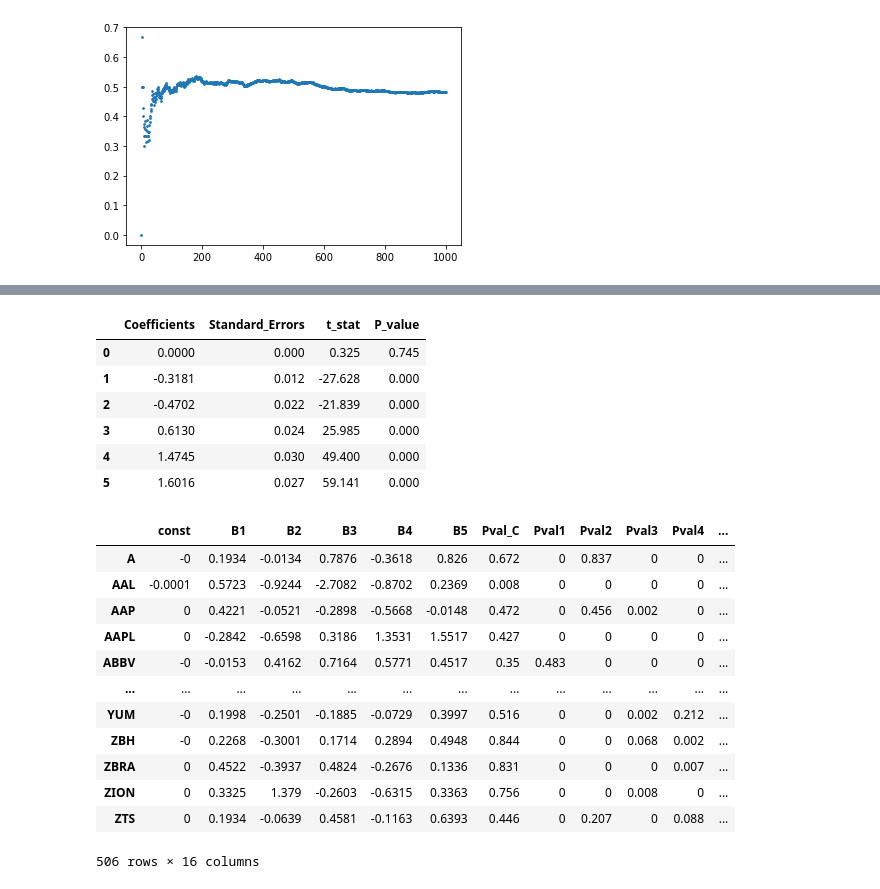
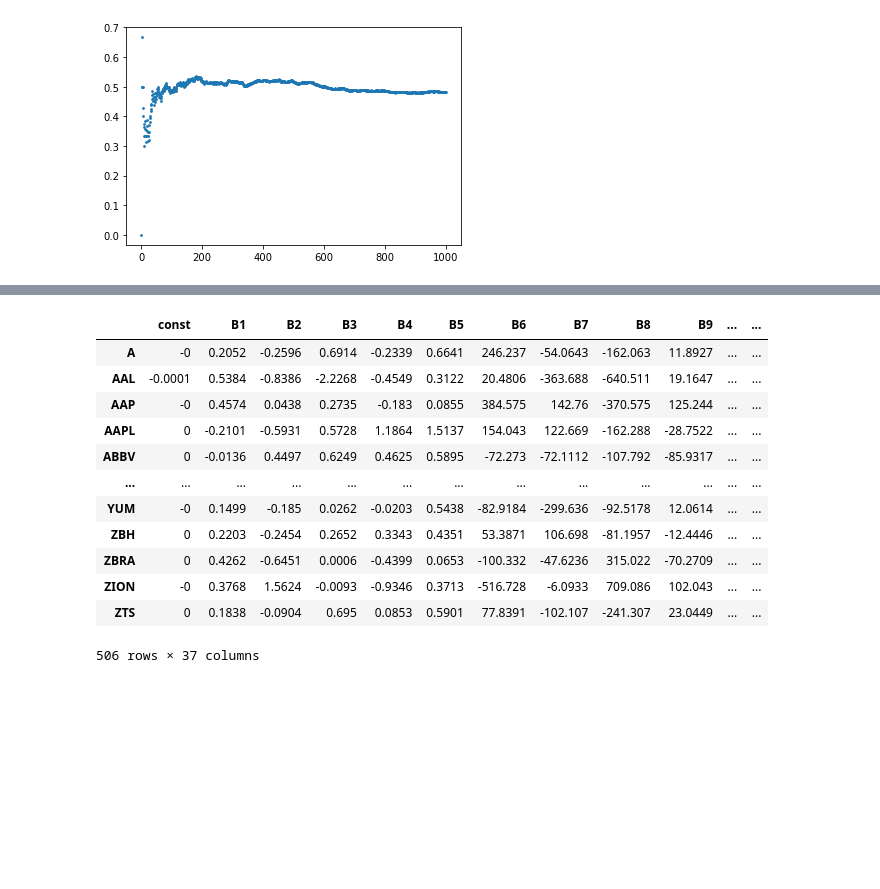
Before and after one commit to DominicRicci/CSS_Project, a Jupyter notebook: CSS100.ipynb, the cells around one changed output, grey strips where cells are left out. Drawn from its saved outputs; the diff is of its cells as text; code cells hidden in the pictures; blank space fills up the shorter version.

```diff
--- a/CSS100.ipynb
+++ b/CSS100.ipynb
@@ -512,26 +583,16 @@ plt.scatter(time_length, winner_rate_list, s=3)
 # %%
-FF_regress(FF_2m_factor.fillna(0),sp500_2m_return["AAPL"].fillna(0)-Rf )
+regressAll(FF_2m_factor.fillna(0), total_2m_return.fillna(0)-Rf, days=2000, modelType="linear")
 # %% [output]
-|  | Coefficients | Standard_Errors | t_stat | P_value |
-| 0 | 0.0000 | 0.000 | 0.325 | 0.745 |
-| 1 | -0.3181 | 0.012 | -27.628 | 0.000 |
-| 2 | -0.4702 | 0.022 | -21.839 | 0.000 |
-| 3 | 0.6130 | 0.024 | 25.985 | 0.000 |
-| 4 | 1.4745 | 0.030 | 49.400 | 0.000 |
-| 5 | 1.6016 | 0.027 | 59.141 | 0.000 |
+|  | const | B1 | B2 | B3 | B4 | B5 | B6 | B7 | B8 | B9 | ... | ... |
+| A | -0 | 0.2052 | -0.2596 | 0.6914 | -0.2339 | 0.6641 | 246.237 | -54.0643 | -162.063 | 11.8927 | ... | ... |
+| AAL | -0.0001 | 0.5384 | -0.8386 | -2.2268 | -0.4549 | 0.3122 | 20.4806 | -363.688 | -640.511 | 19.1647 | ... | ... |
+| AAP | -0 | 0.4574 | 0.0438 | 0.2735 | -0.183 | 0.0855 | 384.575 | 142.76 | -370.575 | 125.244 | ... | ... |
+| AAPL | 0 | -0.2101 | -0.5931 | 0.5728 | 1.1864 | 1.5137 | 154.043 | 122.669 | -162.288 | -28.7522 | ... | ... |
+| ABBV | 0 | -0.0136 | 0.4497 | 0.6249 | 0.4625 | 0.5895 | -72.273 | -72.1112 | -107.792 | -85.9317 | ... | ... |
+| ... | ... | ... | ... | ... | ... | ... | ... | ... | ... | ... | ... | ... |
+| YUM | -0 | 0.1499 | -0.185 | 0.0262 | -0.0203 | 0.5438 | -82.9184 | -299.636 | -92.5178 | 12.0614 | ... | ... |
+| ZBH | 0 | 0.2203 | -0.2454 | 0.2652 | 0.3343 | 0.4351 | 53.3871 | 106.698 | -81.1957 | -12.4446 | ... | ... |
+| ZBRA | 0 | 0.4262 | -0.6451 | 0.0006 | -0.4399 | 0.0653 | -100.332 | -47.6236 | 315.022 | -70.2709 | ... | ... |
+| ZION | -0 | 0.3768 | 1.5624 | -0.0093 | -0.9346 | 0.3713 | -516.728 | -6.0933 | 709.086 | 102.043 | ... | ... |
+| ZTS | 0 | 0.1838 | -0.0904 | 0.695 | 0.0853 | 0.5901 | 77.8391 | -102.107 | -241.307 | 23.0449 | ... | ... |
+506 rows × 37 columns
-# %%
-regressAll(FF_2m_factor.fillna(0), total_2m_return.fillna(0)-Rf, days=2000)
-# %% [output]
-|  | const | B1 | B2 | B3 | B4 | B5 | Pval_C | Pval1 | Pval2 | Pval3 | Pval4 | ... |
-| A | -0 | 0.1934 | -0.0134 | 0.7876 | -0.3618 | 0.826 | 0.672 | 0 | 0.837 | 0 | 0 | ... |
-| AAL | -0.0001 | 0.5723 | -0.9244 | -2.7082 | -0.8702 | 0.2369 | 0.008 | 0 | 0 | 0 | 0 | ... |
-| AAP | 0 | 0.4221 | -0.0521 | -0.2898 | -0.5668 | -0.0148 | 0.472 | 0 | 0.456 | 0.002 | 0 | ... |
-| AAPL | 0 | -0.2842 | -0.6598 | 0.3186 | 1.3531 | 1.5517 | 0.427 | 0 | 0 | 0 | 0 | ... |
-| ABBV | -0 | -0.0153 | 0.4162 | 0.7164 | 0.5771 | 0.4517 | 0.35 | 0.483 | 0 | 0 | 0 | ... |
-| ... | ... | ... | ... | ... | ... | ... | ... | ... | ... | ... | ... | ... |
-| YUM | -0 | 0.1998 | -0.2501 | -0.1885 | -0.0729 | 0.3997 | 0.516 | 0 | 0 | 0.002 | 0.212 | ... |
-| ZBH | -0 | 0.2268 | -0.3001 | 0.1714 | 0.2894 | 0.4948 | 0.844 | 0 | 0 | 0.068 | 0.002 | ... |
-| ZBRA | 0 | 0.4522 | -0.3937 | 0.4824 | -0.2676 | 0.1336 | 0.831 | 0 | 0 | 0 | 0.007 | ... |
-| ZION | 0 | 0.3325 | 1.379 | -0.2603 | -0.6315 | 0.3363 | 0.756 | 0 | 0 | 0.008 | 0 | ... |
-| ZTS | 0 | 0.1934 | -0.0639 | 0.4581 | -0.1163 | 0.6393 | 0.446 | 0 | 0.207 | 0 | 0.088 | ... |
-506 rows × 16 columns
```
Also changed, not shown: parts of 7 cells of this notebook.
